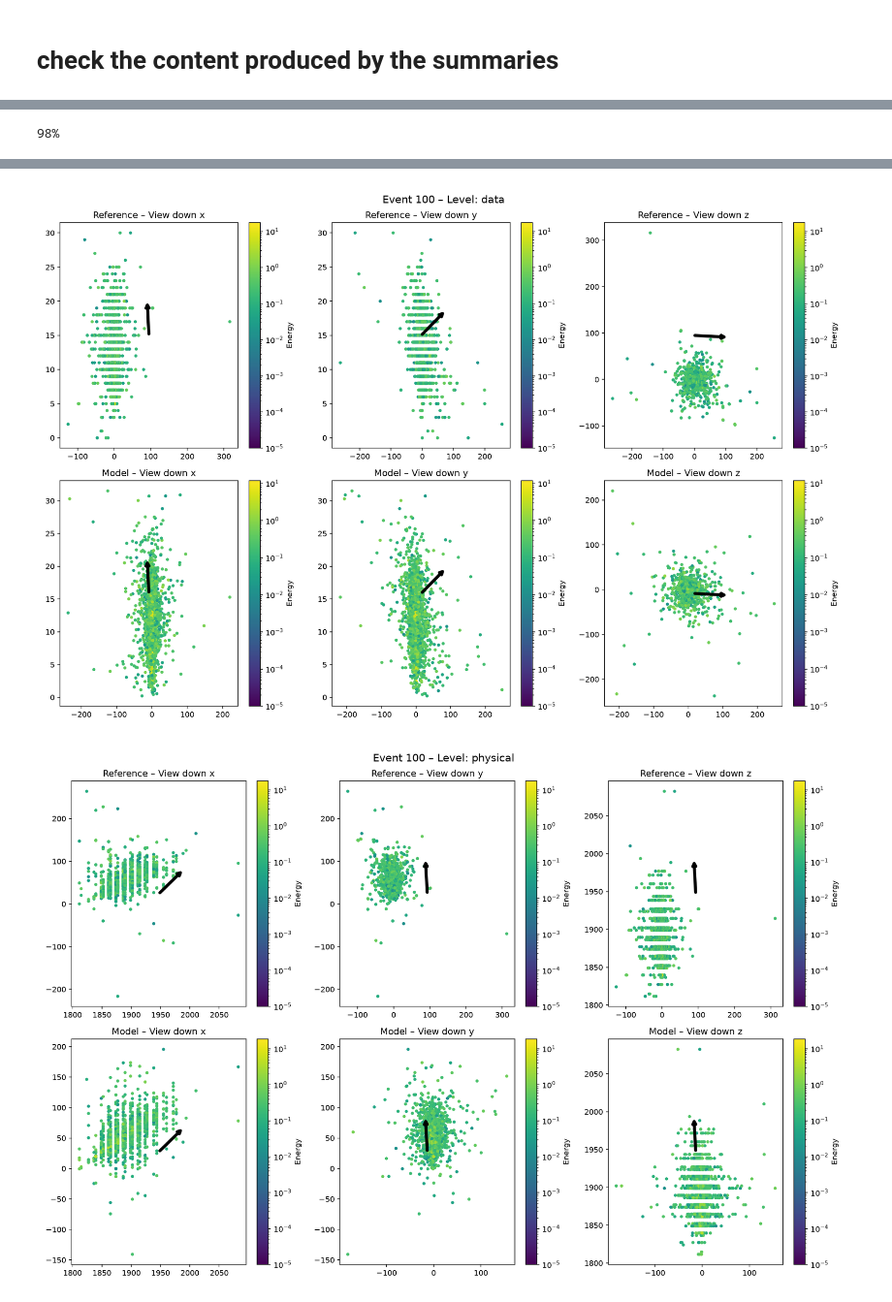
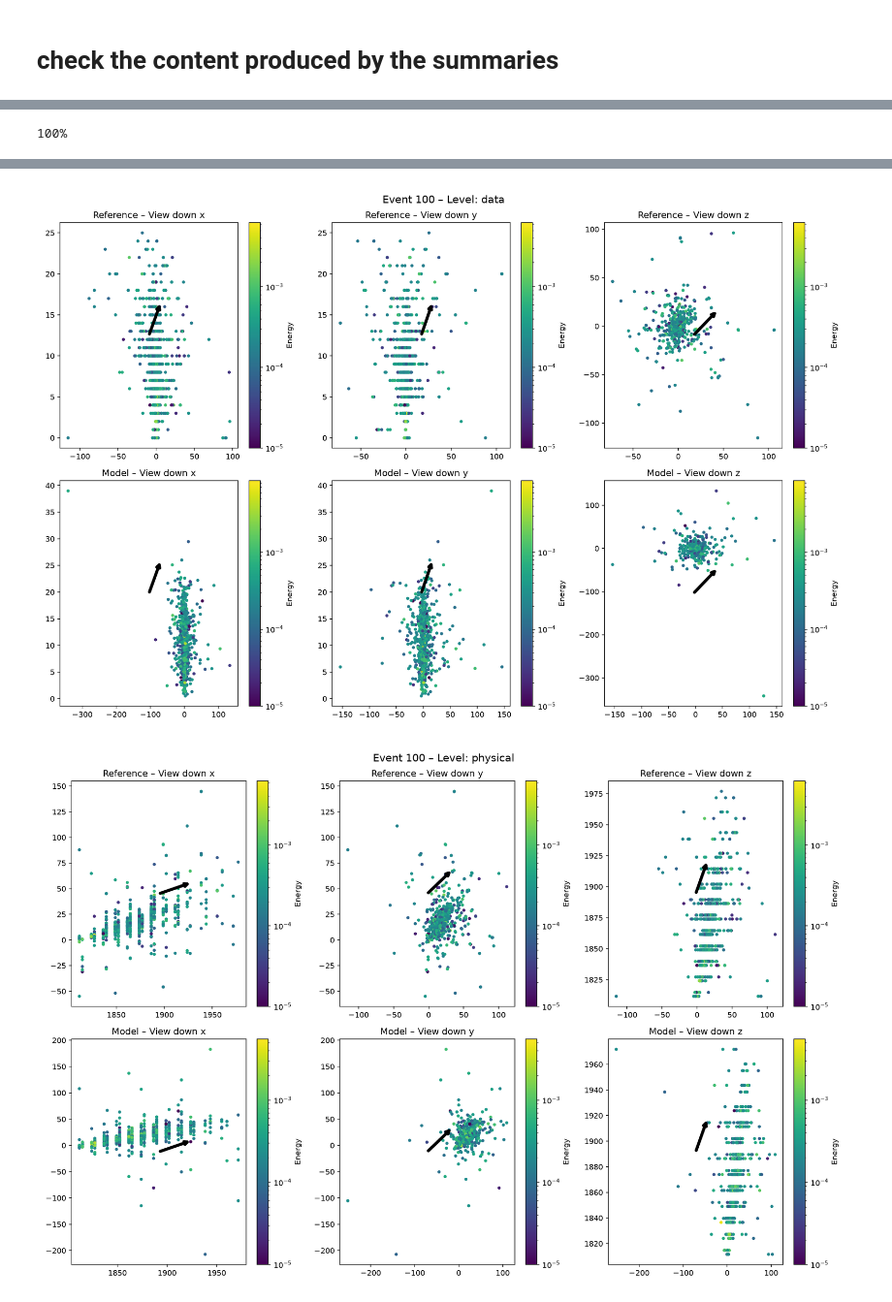
Before and after one commit to HenryDayHall/CaloCloudi, a Jupyter notebook: scripts/check_summary.ipynb, the cells around one changed output, grey strips where cells are left out. Shown at 97% size. Cells and saved outputs as stored; diff of their text form; code cells hidden in the pictures.

```diff
--- a/scripts/check_summary.ipynb
+++ b/scripts/check_summary.ipynb
@@ -10,7 +10,7 @@ from src.evaluation.inference import Sampler
 from IPython.display import Image, display
 # %%
 # I don't knwo where these wrong edges are coming from....
-if False:
+if True:
     import yaml
     all_summaries = glob.glob("/data/dust/user/dayhallh/data/CaloClouds_diffusion/*/*/checkpoints/*summary*npz")
     print(f"Found {len(all_summaries)}, first example {all_summaries[0]}")
@@ -42,5 +42,5 @@ Found 398, first example /data/dust/user/dayhallh/data/CaloClouds_diffusion/logs
 # %%
-if False:
+if True:
     n_summaries = len(all_summaries)
     finished = 0
     for ref in ref_paths:
@@ -58,7 +58,7 @@ if False:
                     loaded_suma[edge] = edges[edge]
             np.savez(suma_path, **loaded_suma)
 # %% [output]
-98%
+100%
 # %%
 # took too long
 #log_dir = "/data/dust/user/dayhallh/data/CaloClouds_diffusion/old_logs_3/2026_08_17__15_20_42/"  # sim
@@ -73,8 +73,8 @@ if False:
 #log_dir = "/data/dust/user/dayhallh/data/CaloClouds_diffusion/old_logs_4/2026_08_18__09_27_42/" # Padded all 2
 
 # latest with good starting choices
-log_dir = "/data/dust/user/dayhallh/data/CaloClouds_diffusion/logs/2026_08_18__12_06_30/" # padded photons 3, best yet
-#log_dir = "/data/dust/user/dayhallh/data/CaloClouds_diffusion/logs/2026_08_18__12_06_34/" # padded all 3, best yet
+#log_dir = "/data/dust/user/dayhallh/data/CaloClouds_diffusion/logs/2026_08_18__12_06_30/" # padded photons 3, best yet
+log_dir = "/data/dust/user/dayhallh/data/CaloClouds_diffusion/logs/2026_08_18__12_06_34/" # padded all 3, best yet
 
 # new distilled
 #log_dir = "/data/dust/user/dayhallh/data/CaloClouds_diffusion/logs/2026_08_18__17_17_55/" # distilled from photons 3, but not after the end of training
@@ -154,2 +154,2 @@ The best checkpoint is /data/dust/user/dayhallh/data/CaloClouds_diffusion/logs/2
-[figure, old version]
+[figure, new version]
-[figure, old version]
+[figure, new version]
```
Also changed, not shown: parts of 6 cells of this notebook, 4 other files.
